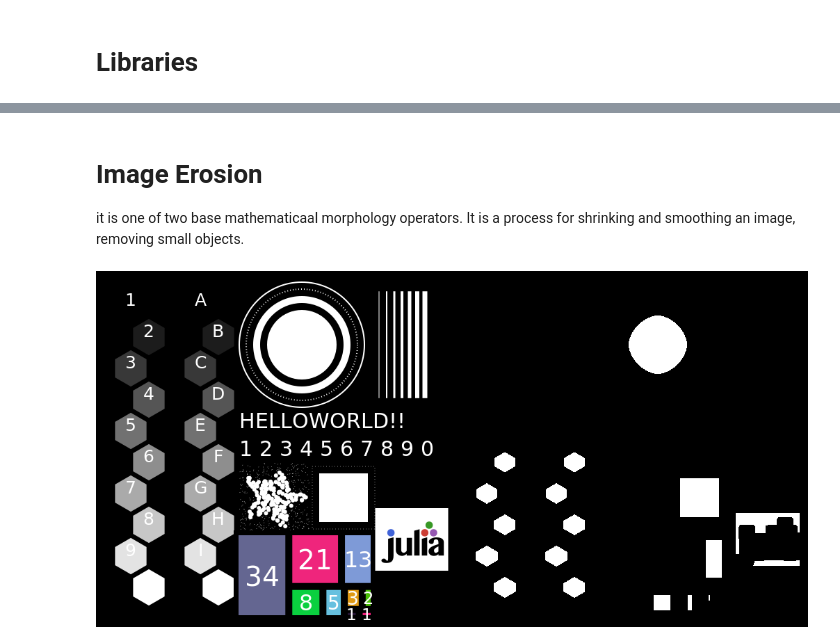
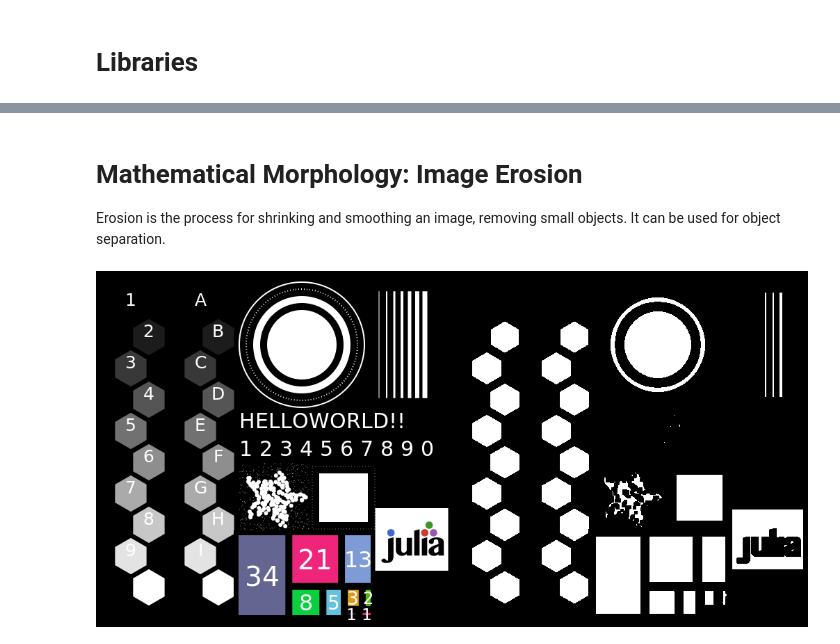
Before and after one commit to c-pzzo/Julia_CVision_V1.8, a Jupyter notebook: ImageAdjustment.ipynb, the cells around one changed output, grey strips where cells are left out. Saved outputs shown, nothing was run; the diff lists cells and outputs as text; code cells hidden in the pictures.

Commit message:
Added Image Adjustment and Image Segmentation Notebooks

```diff
--- a/ImageAdjustment.ipynb
+++ b/ImageAdjustment.ipynb
@@ -55 +35,16 @@ mosaic_output_1d (generic function with 1 method)
+# %%
+function mosaic_output_1d(img_left, img_right, mosaic)
+    """
+    Input:
+    * img_left: Original image
+    * img_right: New and processed image
+    * mosaic: Boolean parameter defining if this function will return either a mosaic of two images side by side or a single image
+
+    """
+    if mosaic
+        return mosaicview(img_left, img_right; nrow = 1)
+    else
+        return img_right
+    end
+end;
 # %% [markdown]
@@ -77,29 +90,28 @@ binarize_image("t", "morphology_test_512", 0.5, true)
 # %% [markdown]
-# Image Erosion
-it is one of two base mathematicaal morphology operators. It is a process for shrinking and smoothing an image, removing small objects.
+# Mathematical Morphology: Image Erosion
+Erosion is the process for shrinking and smoothing an image, removing small objects. It can be used for object separation.
 # %%
-function erode_image(local_train, image_path, num_erosions, binary_threshold, mosaic = true)
+function erode_image(image_path, condition, binary_threshold, num_erosions, local_train = "l", mosaic = true)
 
     # Loading local or test image
-    img = load_local_or_test(local_train, image_path)
+    img = load_local_or_test(image_path, local_train)
 
-    binarized_img = binarize_image(local_train, image_path, binary_threshold, false)
+    binarized_img = binarize_image(image_path, condition, binary_threshold, local_train, false)
 
-    eroded_img = erode(binarized_img)
+    binarized_img = erode(binarized_img)
 
     if num_erosions > 1
         for i in 2:num_erosions
-            eroded_img = erode(erode(eroded_img))
+            binarized_img = erode(binarized_img)
         end
     end
 
-    return mosaic_output_1d(img, eroded_img, mosaic)
+    return mosaic_output_1d(img, binarized_img, mosaic)
 
-end
-
-image_path = "morphology_test_512"
-erode_image("t", image_path, 4, 0.5, true)
-
-# After 3 erosions all the noise dissapeared.
+end;
-# %% [output]
-[figure, removed]
+# %%
+erode_image("morphology_test_512", ">", 0.1, 2, "t", true)
+
+# After 4 erosions all the noise dissapeared.
+# %% [output]
+[figure, added]
```
Also changed, not shown: parts of 29 cells of this notebook, 33 other files.
